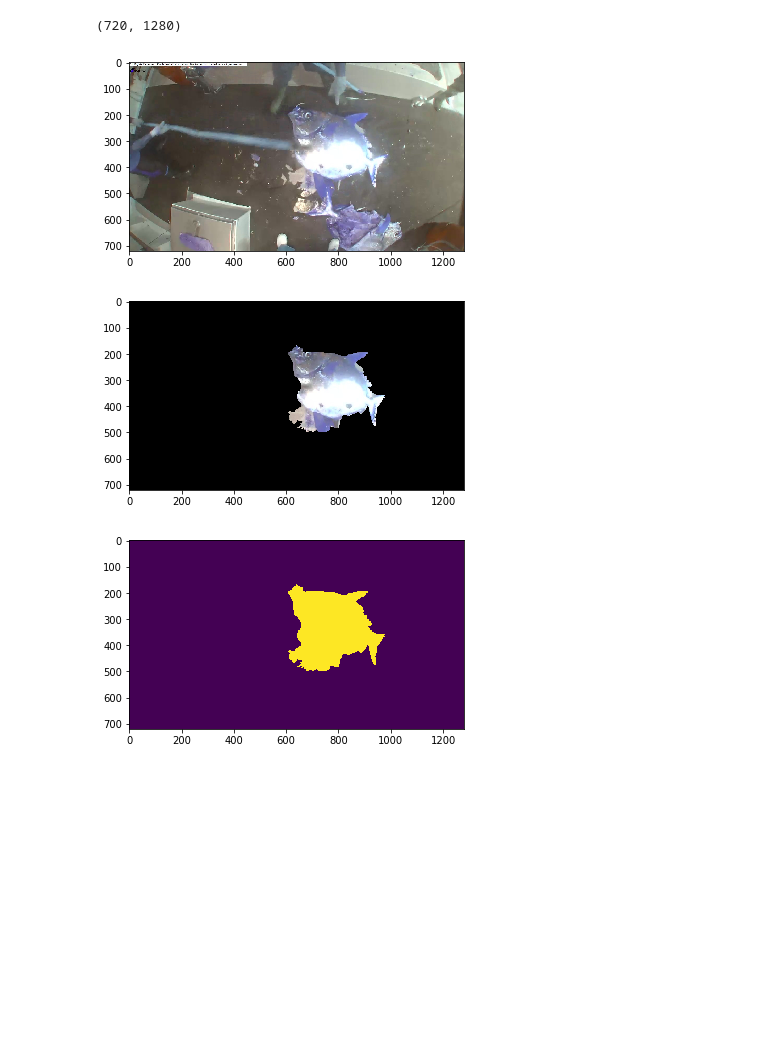
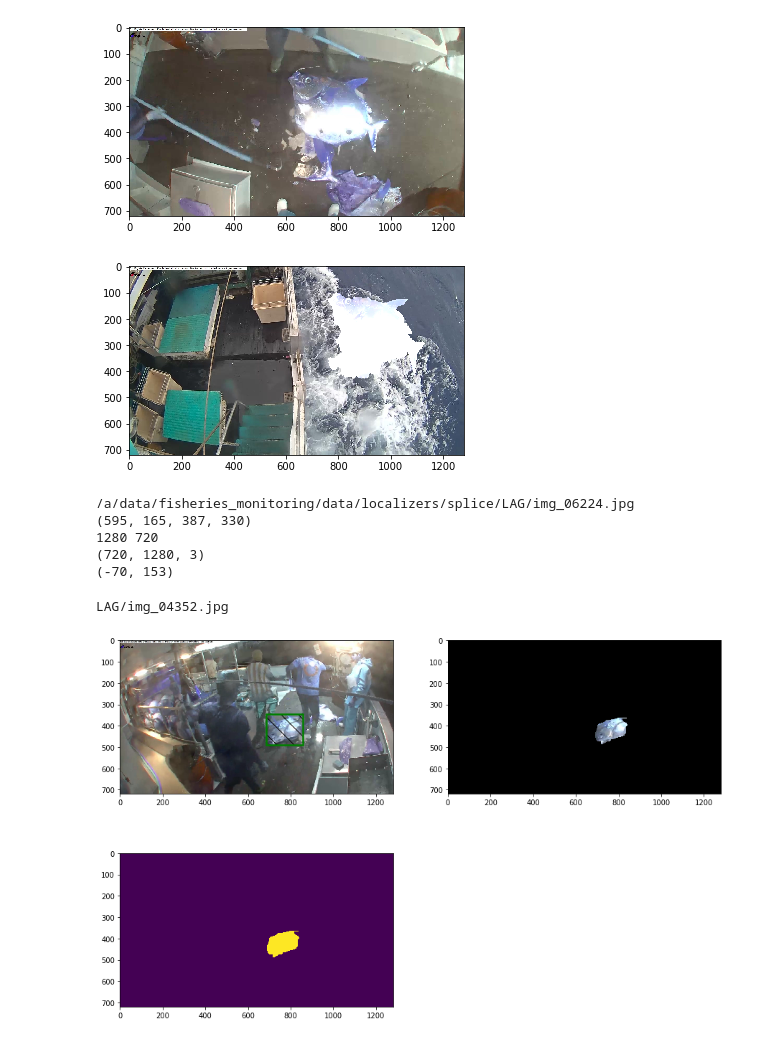
Before and after one commit to lqdreality/fisheries_monitoring, a Jupyter notebook: augmentation/fish_image_blending.ipynb, the cells around one changed output. Cells and saved outputs as stored; diff of their text form; code cells hidden in the pictures; blank space fills up the shorter version.

```diff
--- a/augmentation/fish_image_blending.ipynb
+++ b/augmentation/fish_image_blending.ipynb
@@ -11,3 +16,6 @@ import cv2
 LOCALIZER_DATA_DIR = '/a/data/fisheries_monitoring/data/localizers/'
 BOX_FILE = LOCALIZER_DATA_DIR + 'original/boxes.csv'
 CROPPED_IMG_DIR = '/a/data/fisheries_monitoring/data/classifiers/cropped_from_origin/'
+boxes = pd.read_csv(BOX_FILE, names = ["img", "x","y","width","height"])
+reload(site)
+import pblend
@@ -13,0 +90,18 @@ CROPPED_IMG_DIR = '/a/data/fisheries_monitoring/data/classifiers/cropped_from_or
+# %%
+plt.imshow(orig_img)
+plt.show()
+plt.imshow(output)
+plt.show()
+print LOCALIZER_DATA_DIR + 'splice/' + k + '/' + class_boxes.iloc[idx,0].split('/')[1]
+print rect
+print W,H
+print orig_img.shape
+print offset
+# %% [output]
+[figure, added]
+[figure, added]
+/a/data/fisheries_monitoring/data/localizers/splice/LAG/img_06224.jpg
+(595, 165, 387, 330)
+1280 720
+(720, 1280, 3)
+(-70, 153)
@@ -14,25 +172,34 @@ CROPPED_IMG_DIR = '/a/data/fisheries_monitoring/data/classifiers/cropped_from_or
 # %%
-f_img = LOCALIZER_DATA_DIR + 'original/LAG/img_07919.jpg'
-#img = np.array(imread(f_img))
+#f_img = 'LAG/img_07919.jpg'
+f_img = 'LAG/img_04352.jpg'
+os.chdir(LOCALIZER_DATA_DIR + 'original')
+img_dir = glob('LAG/*.jpg')
+rand_img = np.random.randint(0,len(img_dir),1)[0]
+#f_img = img_dir[rand_img]
+print f_img
+box = boxes[boxes['img'] == f_img]
+box = box.iloc[0]
+x, y, w, h = box[1], box[2], box[3], box[4]
 img = cv2.imread(f_img)
-img2 = img.copy()
+img2 = img.copy() # original image
 mask = np.zeros(img.shape[:2],dtype = np.uint8)
-rect = (601,156,381,344)
+rect = (int(x),int(y),int(w),int(h))
 bgdmodel = np.zeros((1,65),np.float64)
 fgdmodel = np.zeros((1,65),np.float64)
 cv2.grabCut(img, mask, rect, bgdmodel, fgdmodel, 3, cv2.GC_INIT_WITH_RECT)
 mask2 = np.where((mask==1) + (mask==3),255,0).astype('uint8')
 output = cv2.bitwise_and(img2,img2,mask=mask2)
-print mask.shape
-plt.imshow(img2)
+fig = plt.figure(figsize=(15, 10))
+ax = fig.add_subplot(2,2,1)
+ax.imshow(img2)
+ax.add_patch(patches.Rectangle((x, y), w, h,hatch='\\',fill=False, color='g',linewidth=2.5))
+ax = fig.add_subplot(2,2,2)
+ax.imshow(output)
+ax = fig.add_subplot(2,2,3)
+ax.imshow(mask == 3)
+plt.axis('off')
 plt.show()
-plt.imshow(output)
-plt.show()
-plt.imshow(mask == 3)
-plt.show()
 # %% [output]
-(720, 1280)
+LAG/img_04352.jpg
-[figure, old version]
+[figure, new version]
-[figure, removed]
-[figure, removed]
 # %%
```
Also changed, not shown: parts of 5 cells of this notebook, 1 other file.
